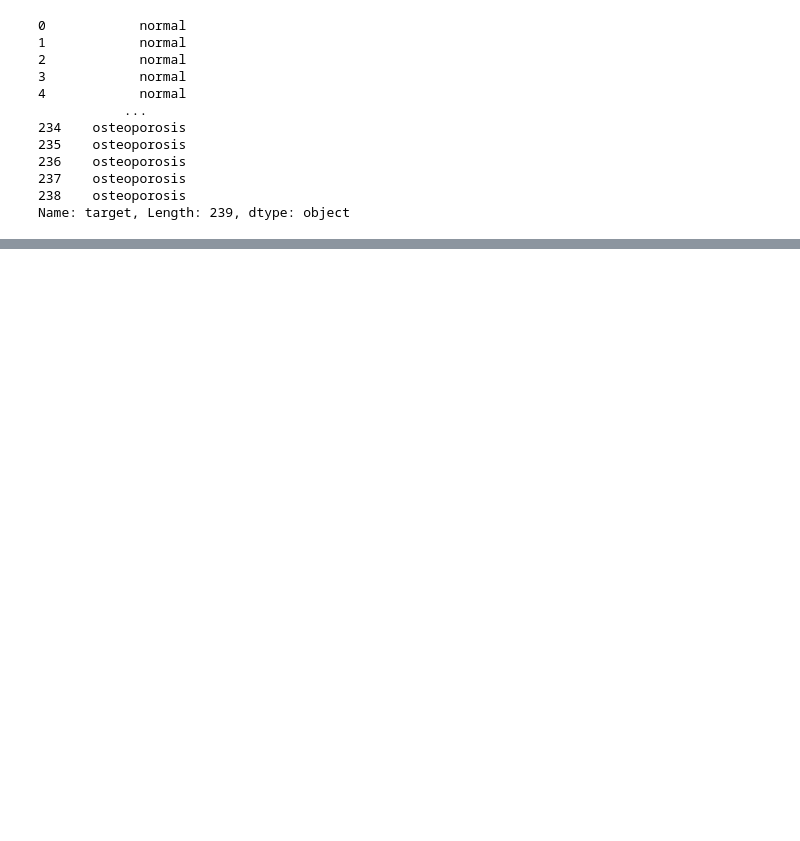
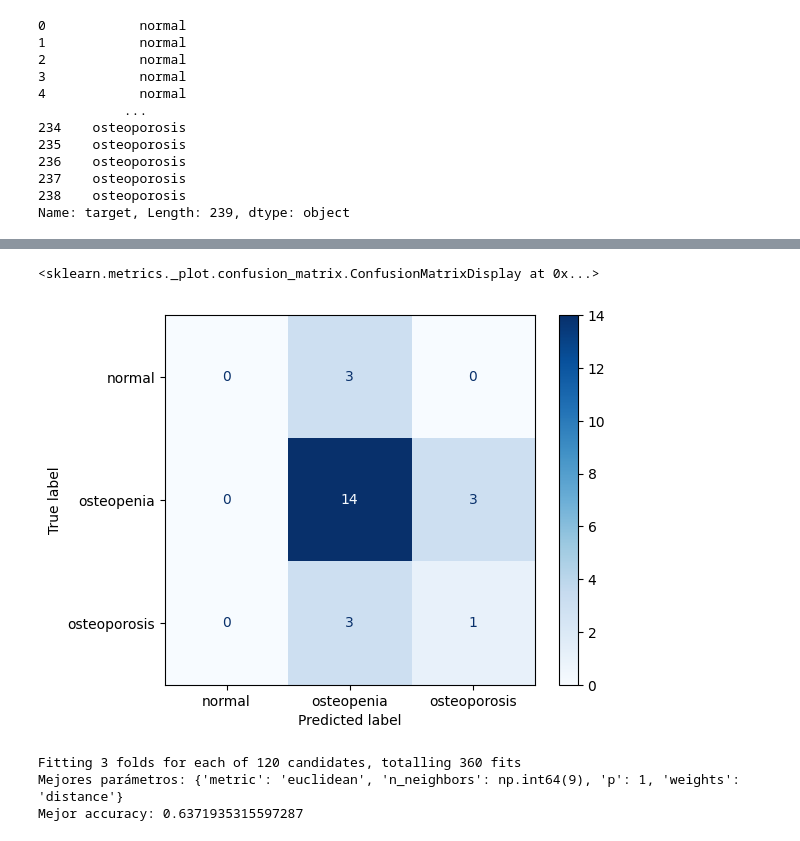
Before and after one commit to AGC79/proyecto_machine_learning_agc, a Jupyter notebook: proyecto_osteoporosis.ipynb, the cells around one changed output, grey strips where cells are left out. Drawn from its saved outputs; the diff is of its cells as text; code cells hidden in the pictures; blank space fills up the shorter version.

```diff
--- a/proyecto_osteoporosis.ipynb
+++ b/proyecto_osteoporosis.ipynb
@@ -262,0 +273,18 @@ disp.plot(cmap='Blues')
+# %%
+knn_model = KNeighborsClassifier(n_neighbors=3)
+
+knn_model.fit(X_train, y_train)
+
+y_pred_knn = knn_model.predict(X_test)
+
+acc_knn = accuracy_score(y_test, y_pred_knn)
+
+y_pred_proba_knn = knn_model.predict_proba(X_test)
+
+auc_knn = roc_auc_score(y_test, y_pred_proba_knn, multi_class='ovr')
+
+print("Accuracy: ", round(acc_knn, 4))
+print("AUC: ", round(auc_knn, 4))
+print("Confusion matrix: ", confusion_matrix(y_test, y_pred_knn))
+print("_" * 80)
+print("Classification report: ", classification_report(y_test, y_pred_knn))
@@ -262,0 +307,34 @@ disp.plot(cmap='Blues')
+# %%
+cm_knn = confusion_matrix(y_test, y_pred_knn)
+disp = ConfusionMatrixDisplay(confusion_matrix=cm_knn, display_labels=["normal", "osteopenia", "osteoporosis"])
+disp.plot(cmap='Blues')
+# %% [output]
+<sklearn.metrics._plot.confusion_matrix.ConfusionMatrixDisplay at 0x...>
+[figure, added]
+# %%
+knn = KNeighborsClassifier()
+
+parametros = {
+    "n_neighbors": np.arange(1, 21, 2),
+    "weights": ["uniform", "distance"],
+    "metric": ["euclidean", "manhattan", "minkowski"],
+    "p": [1, 2]
+}
+
+grid_knn = GridSearchCV(
+    estimator=knn,
+    param_grid=parametros,
+    cv=3,
+    scoring="accuracy",
+    verbose=3,
+    n_jobs=-1
+)
+
+grid_knn.fit(X_train, y_train)
+
+print("Mejores parámetros:", grid_knn.best_params_)
+print("Mejor accuracy:", grid_knn.best_score_)
+# %% [output]
+Fitting 3 folds for each of 120 candidates, totalling 360 fits
+Mejores parámetros: {'metric': 'euclidean', 'n_neighbors': np.int64(9), 'p': 1, 'weights': 'distance'}
+Mejor accuracy: 0.6371935315597287
```
Also changed, not shown: parts of 41 cells of this notebook.
